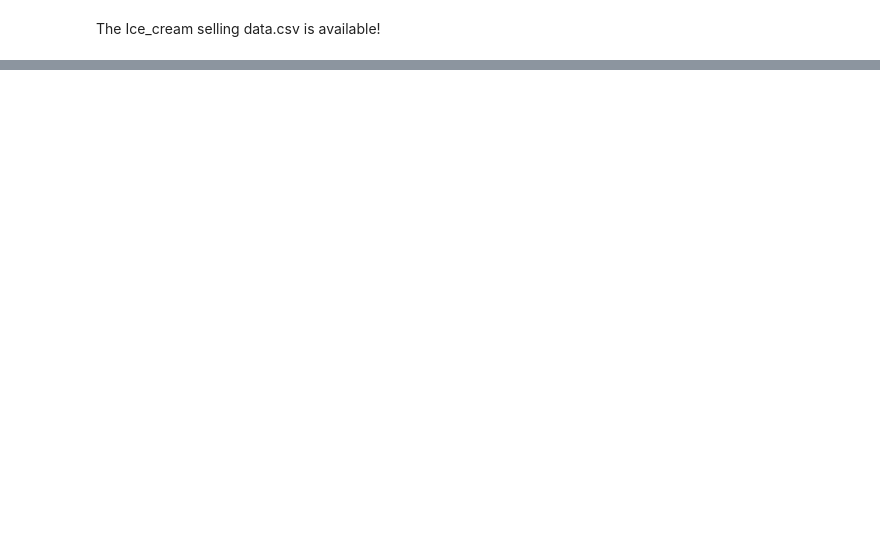
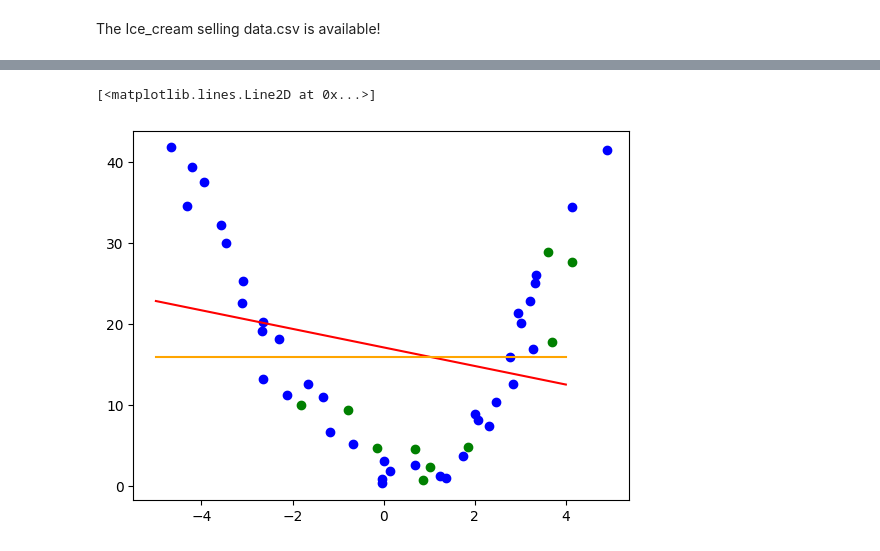
Before and after one commit to vishnuiyer23ug-stack/computational-statistics-course-4, a Jupyter notebook: Class_06_polynomial_regression_bias_variance_tradeoff.ipynb, the cells around one changed output, grey strips where cells are left out. Cells and saved outputs as stored; diff of their text form; code cells hidden in the pictures; blank space fills up the shorter version.

Commit message:
Bias Variance Tradeoff Visualised (With some inconsistencies)

```diff
--- a/Class_06_polynomial_regression_bias_variance_tradeoff.ipynb
+++ b/Class_06_polynomial_regression_bias_variance_tradeoff.ipynb
@@ -53,0 +104,3 @@ y = data.iloc[:, -1]
+# %%
+model = LinearRegression()
+model.fit(X_train,y_train)
@@ -53,0 +123,4 @@ y = data.iloc[:, -1]
+# %%
+x_vals = np.arange(-5,5)
+# %%
+y_vals = model.coef_*x_vals + model.intercept_
@@ -53,0 +132,11 @@ y = data.iloc[:, -1]
+# %%
+y_mean = np.mean(y)
+y_mean = np.array([y_mean for i in range(10)])
+# %%
+plt.scatter(X_test,y_test,color="green") # For the training data, the mean is a better estimate than the regression line
+plt.scatter(X_train,y_train,color="blue") # For the testing data, the regression model is a marginally better estimate than the mean.
+plt.plot(x_vals,y_vals, color="red") # The regression model
+plt.plot(x_vals,y_mean,color="orange") # The mean of the data
+# %% [output]
+[<matplotlib.lines.Line2D at 0x...>]
+[figure, added]
```
Also changed, not shown: parts of 31 cells of this notebook.
